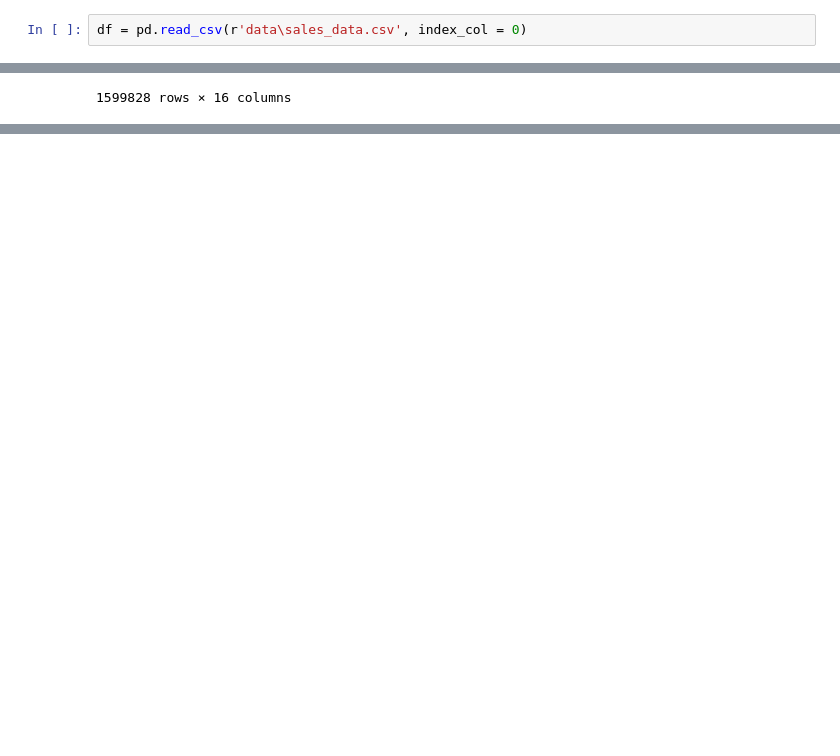
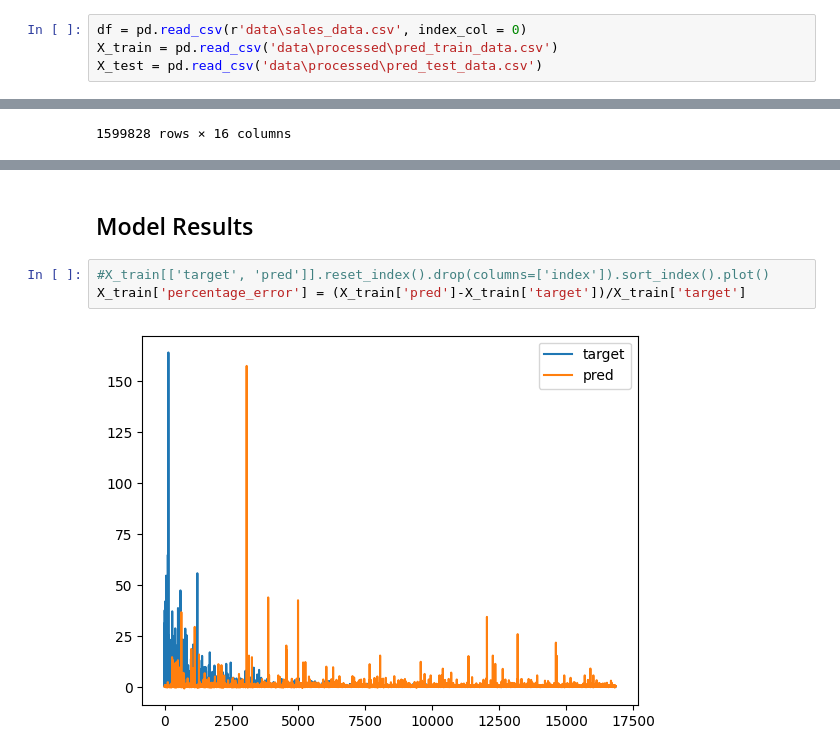
Before and after one commit to jubiss/hotmart_processo_seletivo, a Jupyter notebook: notebooks/analises.ipynb, the cells around one changed output, grey strips where cells are left out. Saved outputs shown, nothing was run; the diff lists cells and outputs as text; blank space fills up the shorter version.

```diff
--- a/notebooks/analises.ipynb
+++ b/notebooks/analises.ipynb
@@ -10,6 +12,8 @@ path_parent = path.parent.absolute()
 os.chdir(path_parent)
 # %%
 df = pd.read_csv(r'data\sales_data.csv', index_col = 0)
+X_train = pd.read_csv('data\processed\pred_train_data.csv')
+X_test = pd.read_csv('data\processed\pred_test_data.csv')
 # %% [markdown]
 # Initial Profilling
 # %%
@@ -152,0 +474,7 @@ hotmart_maiores_produtores[~hotmart_maiores_produtores['transformed_qcut'].isin(
+# %% [markdown]
+## Model Results
+# %%
+#X_train[['target', 'pred']].reset_index().drop(columns=['index']).sort_index().plot()
+X_train['percentage_error'] = (X_train['pred']-X_train['target'])/X_train['target']
+# %% [output]
+[figure, added]
```
Also changed, not shown: parts of 23 cells of this notebook, 15 other files.
